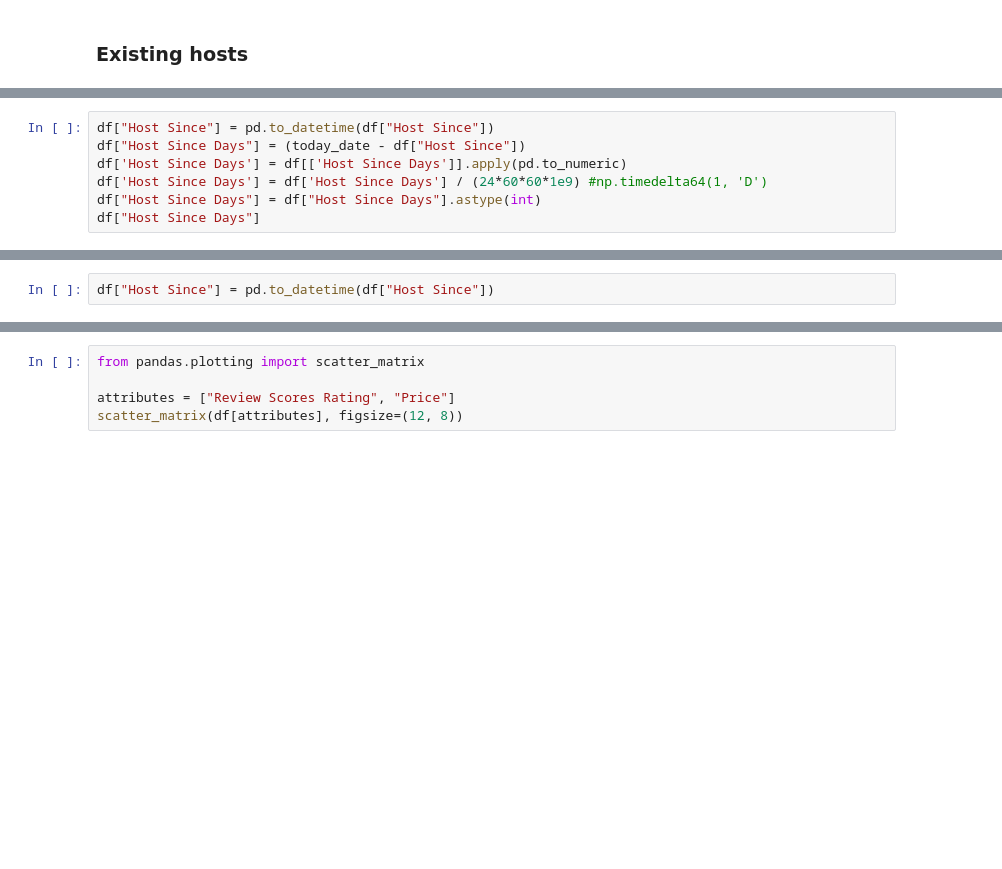
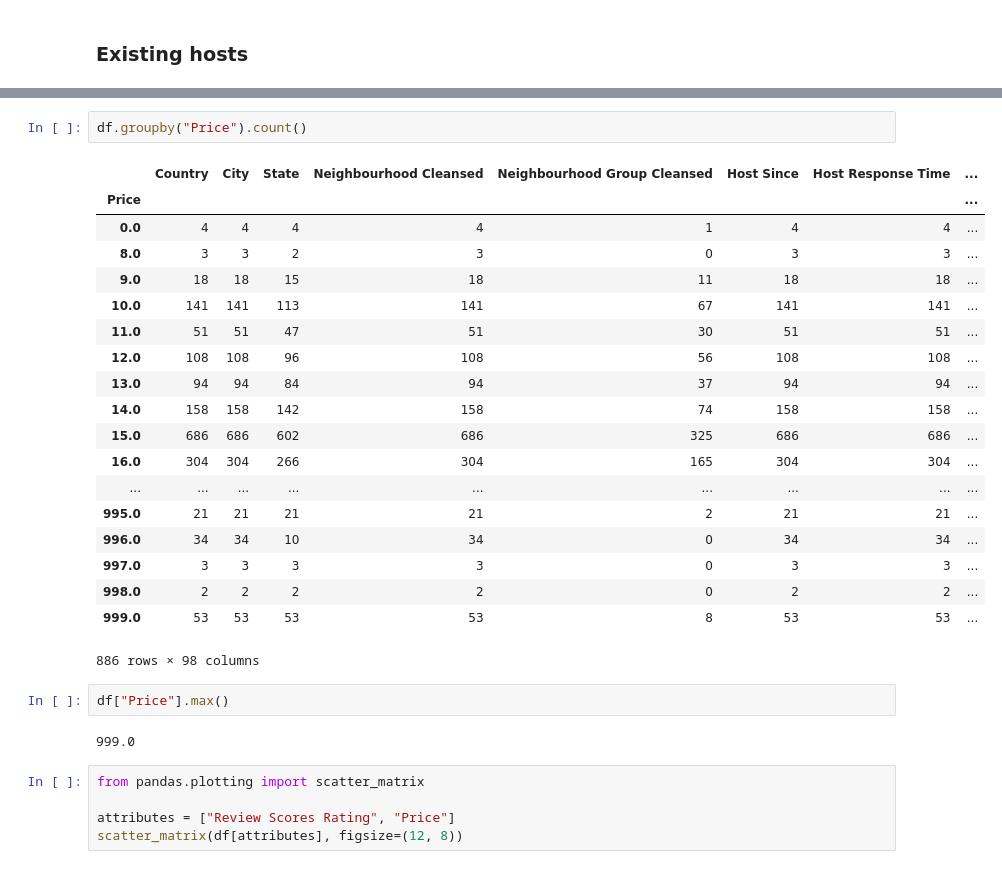
Before and after one commit to deepak-karkala/airbnb-data-science, a Jupyter notebook: notebooks/airbnb_exploratory_analysis.ipynb, the cells around one changed output, grey strips where cells are left out. Cells and saved outputs as stored; diff of their text form; blank space fills up the shorter version.

```diff
--- a/notebooks/airbnb_exploratory_analysis.ipynb
+++ b/notebooks/airbnb_exploratory_analysis.ipynb
@@ -285,7 +415,0 @@ len(df)
-# %%
-df["Host Since"] = pd.to_datetime(df["Host Since"])
-df["Host Since Days"] = (today_date - df["Host Since"])
-df['Host Since Days'] = df[['Host Since Days']].apply(pd.to_numeric)
-df['Host Since Days'] = df['Host Since Days'] / (24*60*60*1e9) #np.timedelta64(1, 'D')
-df["Host Since Days"] = df["Host Since Days"].astype(int)
-df["Host Since Days"]
@@ -338,2 +415,0 @@ datetime.date(2020, 10, 4)
-# %%
-df["Host Since"] = pd.to_datetime(df["Host Since"])
@@ -407,3 +435,29 @@ dfo[(dfo["Maximum Nights"]<=31) | (dfo["Maximum Nights"].isin([60, 90, 120, 180]
+# %%
+df.groupby("Price").count()
+# %% [output]
+|  | Country | City | State | Neighbourhood Cleansed | Neighbourhood Group Cleansed | Host Since | Host Response Time | ... |
+| Price |  |  |  |  |  |  |  | ... |
+| 0.0 | 4 | 4 | 4 | 4 | 1 | 4 | 4 | ... |
+| 8.0 | 3 | 3 | 2 | 3 | 0 | 3 | 3 | ... |
+| 9.0 | 18 | 18 | 15 | 18 | 11 | 18 | 18 | ... |
+| 10.0 | 141 | 141 | 113 | 141 | 67 | 141 | 141 | ... |
+| 11.0 | 51 | 51 | 47 | 51 | 30 | 51 | 51 | ... |
+| 12.0 | 108 | 108 | 96 | 108 | 56 | 108 | 108 | ... |
+| 13.0 | 94 | 94 | 84 | 94 | 37 | 94 | 94 | ... |
+| 14.0 | 158 | 158 | 142 | 158 | 74 | 158 | 158 | ... |
+| 15.0 | 686 | 686 | 602 | 686 | 325 | 686 | 686 | ... |
+| 16.0 | 304 | 304 | 266 | 304 | 165 | 304 | 304 | ... |
+| ... | ... | ... | ... | ... | ... | ... | ... | ... |
+| 995.0 | 21 | 21 | 21 | 21 | 2 | 21 | 21 | ... |
+| 996.0 | 34 | 34 | 10 | 34 | 0 | 34 | 34 | ... |
+| 997.0 | 3 | 3 | 3 | 3 | 0 | 3 | 3 | ... |
+| 998.0 | 2 | 2 | 2 | 2 | 0 | 2 | 2 | ... |
+| 999.0 | 53 | 53 | 53 | 53 | 8 | 53 | 53 | ... |
+886 rows × 98 columns
+# %%
+df["Price"].max()
+# %% [output]
+999.0
 # %%
 from pandas.plotting import scatter_matrix
 
```
Also changed, not shown: parts of 18 cells of this notebook.
